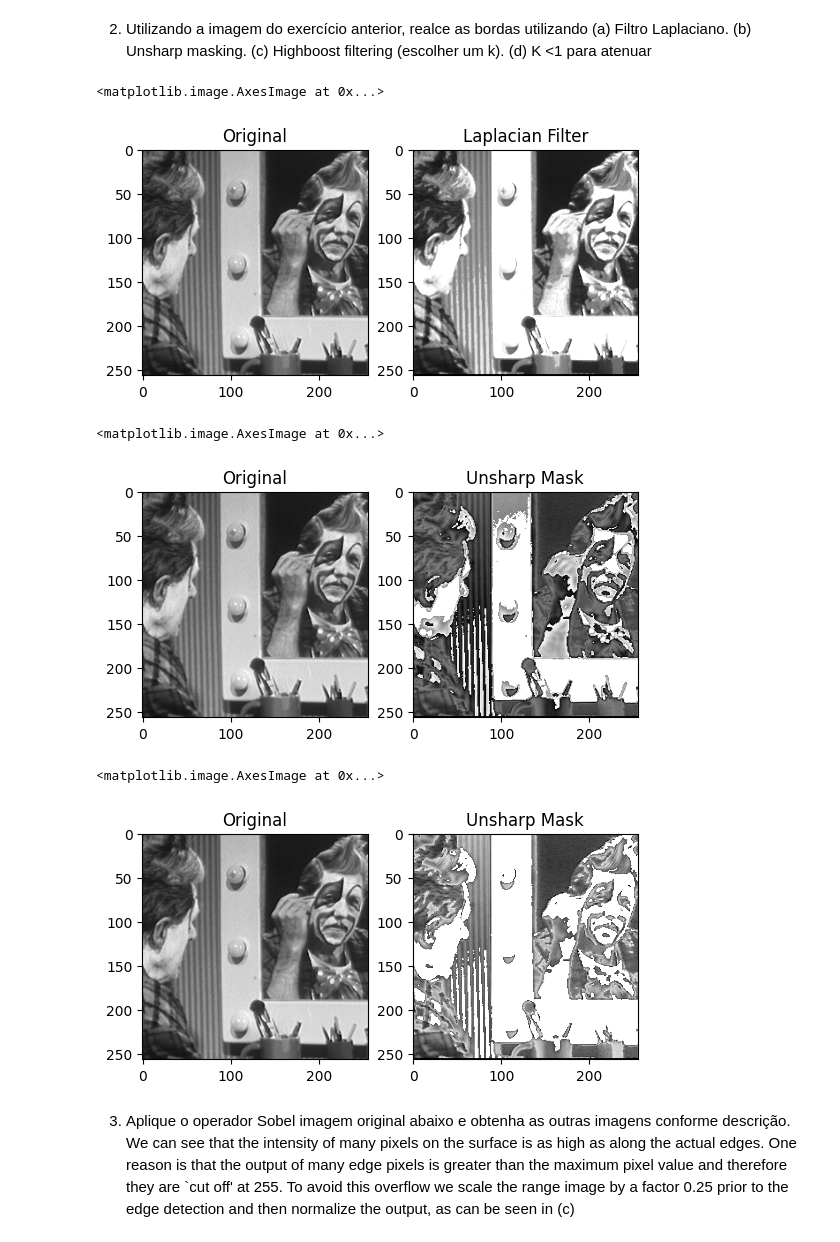
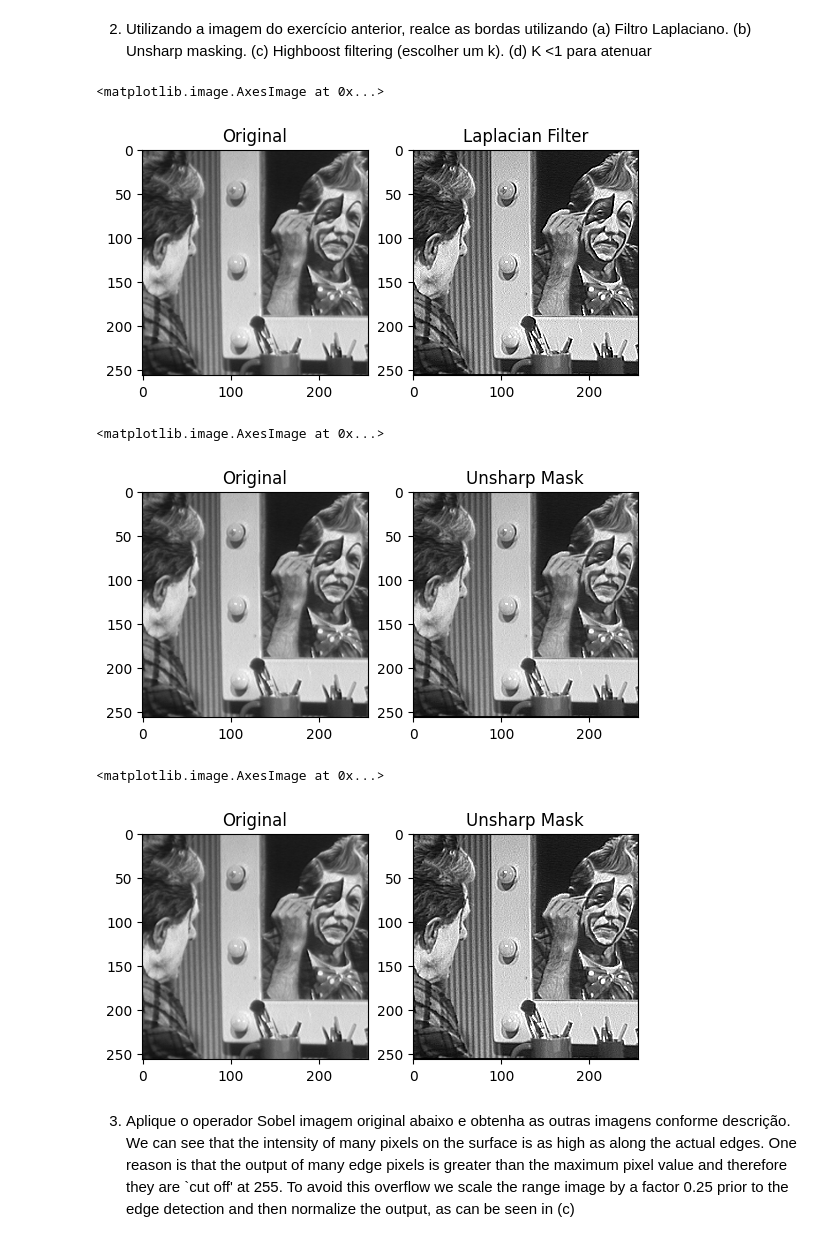
Before and after one commit to BerZeNot/gsi058_t1_paulo.gg, a Jupyter notebook: Lab05 - High pass filtering/Lab05.ipynb, the cells around one changed output. Drawn from its saved outputs; the diff is of its cells as text; code cells hidden in the pictures.

```diff
--- a/Lab05 - High pass filtering/Lab05.ipynb
+++ b/Lab05 - High pass filtering/Lab05.ipynb
@@ -91,9 +91,9 @@ import numpy as np
 def laplacian(pxBlock):
     x=1
     y=1
-    lapl = (pxBlock[x+1,y] + pxBlock[x-1,y] + pxBlock[x,y+1] + pxBlock[x,y-1]) - 4*pxBlock[x,y]
+    lapl = -1*(pxBlock[x+1,y] + pxBlock[x-1,y] + pxBlock[x,y+1] + pxBlock[x,y-1]) + 4*pxBlock[x,y]
 
-    return np.abs(lapl)
+    return lapl
 
 # a) usando filtro laplaciano
 
@@ -107,11 +107,11 @@ img2W = img2.shape[1]
 
 img2Out = np.zeros((img2W, img2H))
 
-k=0.15
+k=1
 
 for i in range(1,img2H-1):
     for j in range(1,img2W-1):
-        neighborsBlock = img2[i-1:i+2, j-1:j+2]
+        neighborsBlock = img2[i-1:i+2, j-1:j+2].astype(float)
         img2Out[i,j] = img2[i,j] + k*laplacian(neighborsBlock)
 
 plt.subplot(1,2,2)
@@ -119,8 +119,12 @@ plt.title("Laplacian Filter")
 plt.imshow(img2Out, cmap='gray', vmin=0, vmax=255)
 # %% [output]
 <matplotlib.image.AxesImage at 0x...>
-[figure, old version]
+[figure, new version]
 # %%
+def suavizacaoPorMedia(pxBlock):
+    blockSum = np.sum(pxBlock)
+    return blockSum/9
+
 # b) usando unsharp mask
 img2v1 = cv2.imread("cln1.png", cv2.IMREAD_GRAYSCALE)
 plt.subplot(1,2,1)
@@ -137,7 +141,7 @@ k=1
 for i in range(1,img2v1H-1):
     for j in range(1,img2v1W-1):
         neighborsBlock = img2v1[i-1:i+2, j-1:j+2]
-        gmask = img2v1[i,j] - laplacian(neighborsBlock)
+        gmask = img2v1[i,j] - suavizacaoPorMedia(neighborsBlock)
         img2v1Out[i,j] = np.abs(img2v1[i,j] + k*gmask)
 
 plt.subplot(1,2,2)
@@ -145,35 +149,34 @@ plt.title("Unsharp Mask")
 plt.imshow(img2v1Out, cmap='gray', vmin=0, vmax=255)
 # %% [output]
 <matplotlib.image.AxesImage at 0x...>
-[figure, old version]
+[figure, new version]
 # %%
 # c) usando highboost filtering
 
-# b) usando unsharp mask
 img2v2 = cv2.imread("cln1.png", cv2.IMREAD_GRAYSCALE)
 plt.subplot(1,2,1)
 plt.title("Original")
 plt.imshow(img2v2, cmap='gray', vmin=0, vmax=255)
 
 img2v2H = img2v2.shape[0]
 img2v2W = img2v2.shape[1]
 
 img2v2Out = np.zeros((img2v2W, img2v2H))
 
-k=1.5
+k=3
 
 for i in range(1,img2v2H-1):
     for j in range(1,img2v2W-1):
         neighborsBlock = img2v2[i-1:i+2, j-1:j+2]
-        gmask = img2v2[i,j] - laplacian(neighborsBlock)
+        gmask = img2v2[i,j] - suavizacaoPorMedia(neighborsBlock)
         img2v2Out[i,j] = np.abs(img2v2[i,j] + k*gmask)
 
 plt.subplot(1,2,2)
 plt.title("Unsharp Mask")
 plt.imshow(img2v2Out, cmap='gray', vmin=0, vmax=255)
 # %% [output]
 <matplotlib.image.AxesImage at 0x...>
-[figure, old version]
+[figure, new version]
 # %% [markdown]
 3) Aplique o operador Sobel imagem original abaixo e obtenha as outras imagens conforme descrição. We can see that the intensity of many pixels on the surface is as high as along the actual edges. One reason is that the output of many edge pixels is greater than the maximum pixel value and therefore they are `cut off' at 255. To avoid this overflow we scale the range image by a factor 0.25 prior to the edge detection and then normalize the output, as can be seen in (c)
 # %%
```
